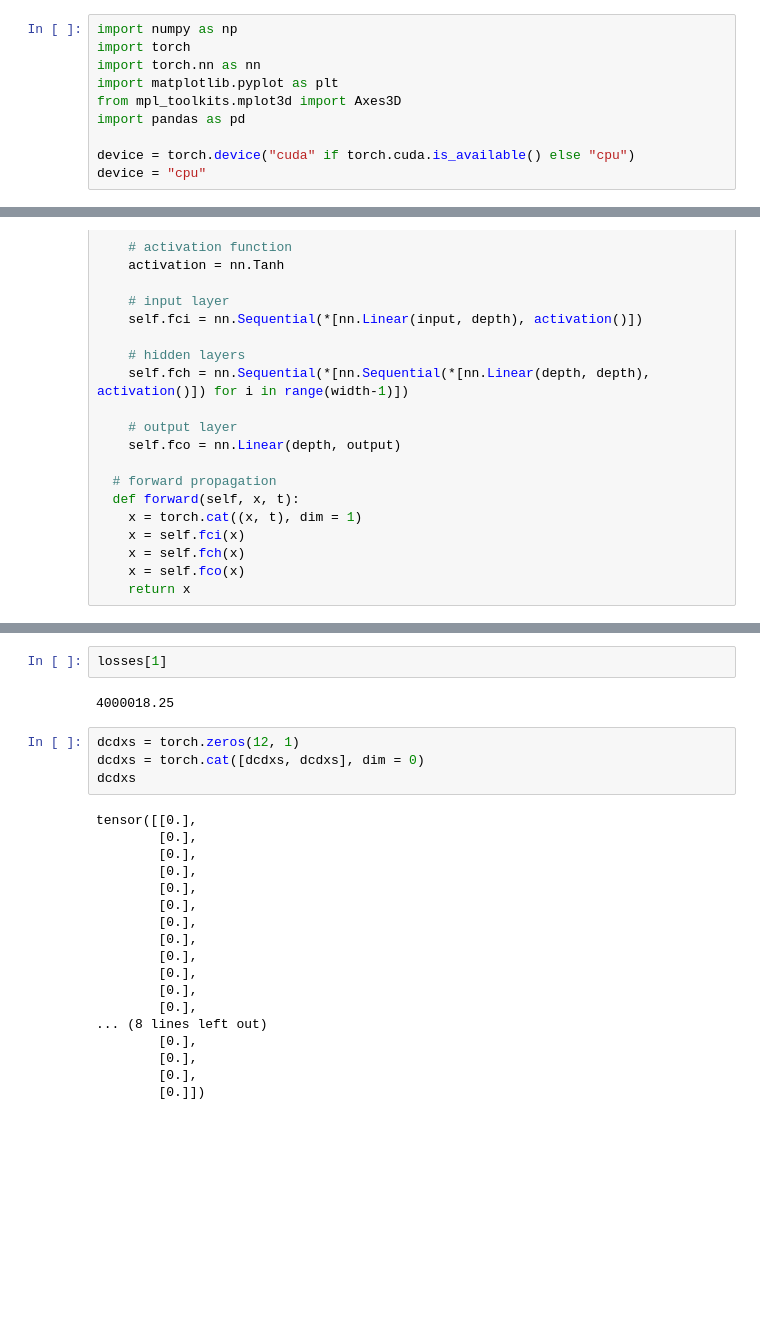
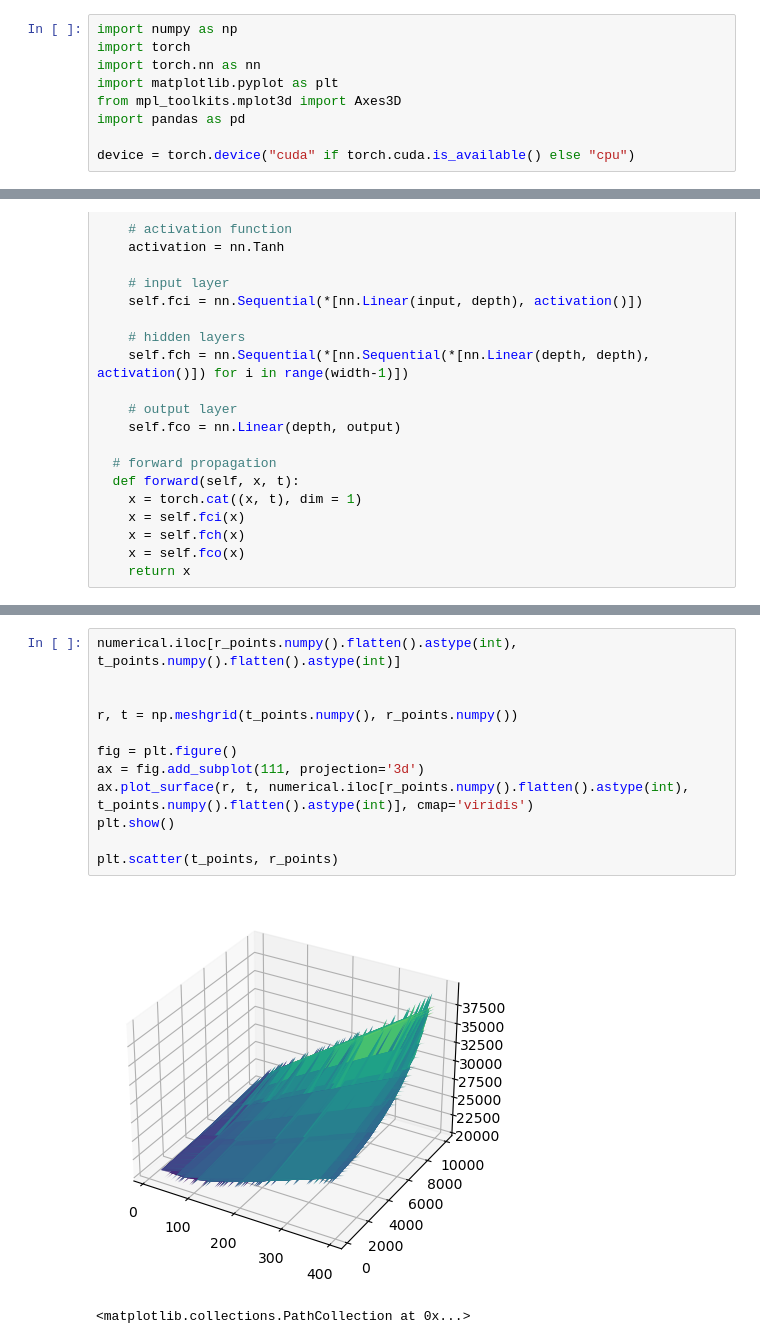
Before and after one commit to merdern/FYP, a Jupyter notebook: ReversePINN.ipynb, the cells around one changed output, grey strips where cells are left out. Drawn from its saved outputs; the diff is of its cells as text; blank space fills up the shorter version.

```diff
--- a/ReversePINN.ipynb
+++ b/ReversePINN.ipynb
@@ -7,7 +7,6 @@ from mpl_toolkits.mplot3d import Axes3D
 import pandas as pd
 
 device = torch.device("cuda" if torch.cuda.is_available() else "cpu")
-device = "cpu"
 # %%
 class Network(nn.Module):
 
@@ -206,26 +248,15 @@ KeyboardInterrupt:
-# %%
-losses[1]
-# %% [output]
-4000018.25
-# %%
-dcdxs = torch.zeros(12, 1)
-dcdxs = torch.cat([dcdxs, dcdxs], dim = 0)
-dcdxs
-# %% [output]
-tensor([[0.],
-        [0.],
-        [0.],
-        [0.],
-        [0.],
-        [0.],
-        [0.],
-        [0.],
-        [0.],
-        [0.],
-        [0.],
-        [0.],
-... (8 lines left out)
-        [0.],
-        [0.],
-        [0.],
-        [0.]])
+# %%
+numerical.iloc[r_points.numpy().flatten().astype(int), t_points.numpy().flatten().astype(int)]
+
+
+r, t = np.meshgrid(t_points.numpy(), r_points.numpy())
+
+fig = plt.figure()
+ax = fig.add_subplot(111, projection='3d')
+ax.plot_surface(r, t, numerical.iloc[r_points.numpy().flatten().astype(int), t_points.numpy().flatten().astype(int)], cmap='viridis')
+plt.show()
+
+plt.scatter(t_points, r_points)
+# %% [output]
+[figure, added]
+<matplotlib.collections.PathCollection at 0x...>
```
Also changed, not shown: parts of 6 cells of this notebook, 3 other files.
